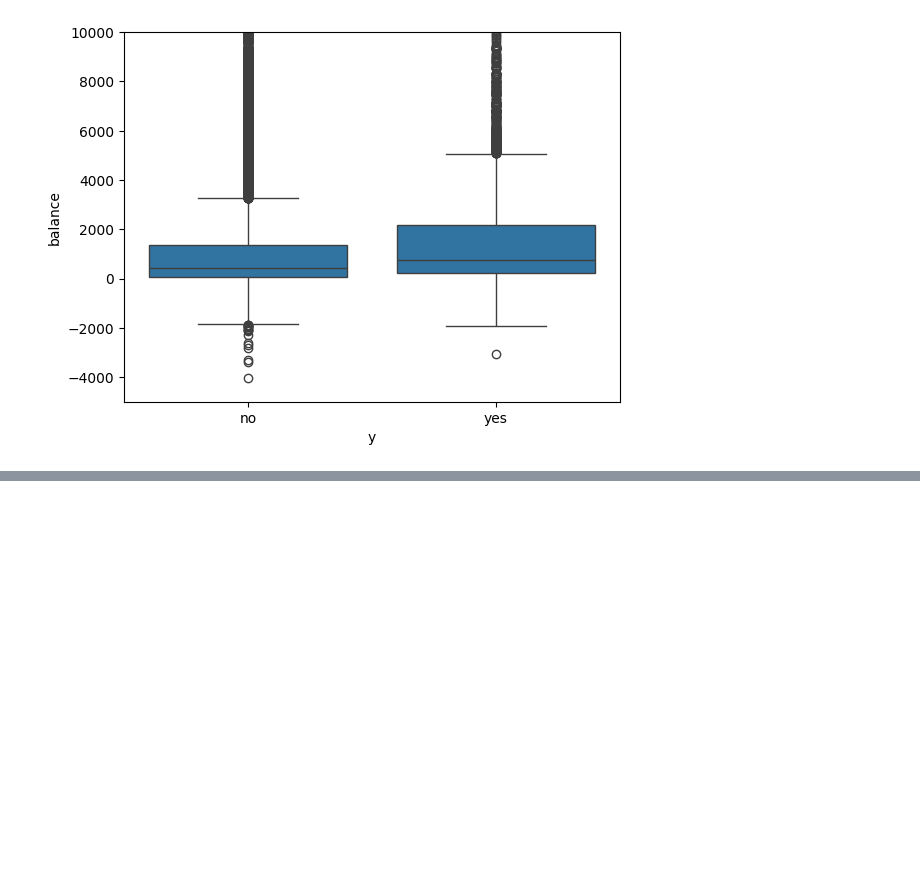
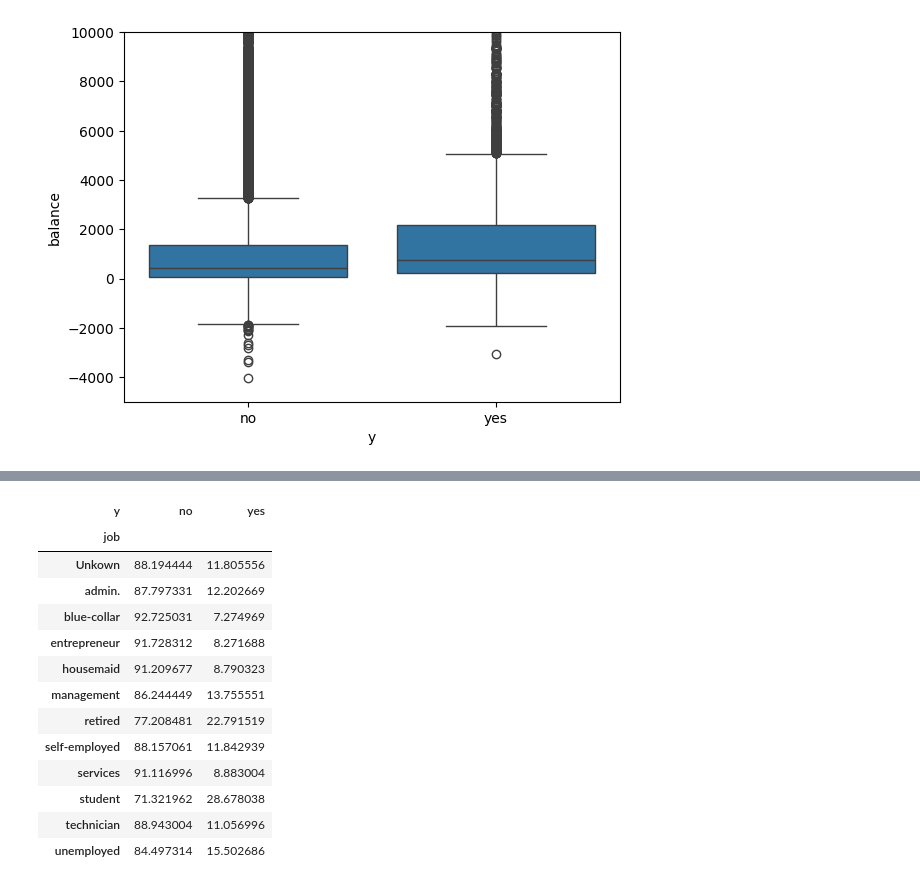
Before and after one commit to DenizBerkDemirag/bank-marketing, a Jupyter notebook: eda_analysis.ipynb, the cells around one changed output, grey strips where cells are left out. Cells and saved outputs as stored; diff of their text form; code cells hidden in the pictures; blank space fills up the shorter version.

```diff
--- a/eda_analysis.ipynb
+++ b/eda_analysis.ipynb
@@ -134,0 +146,17 @@ plt.show()
+# %%
+pd.crosstab(df['job'], df['y'],  normalize='index') * 100
+# %% [output]
+| y | no | yes |
+| job |  |  |
+| Unkown | 88.194444 | 11.805556 |
+| admin. | 87.797331 | 12.202669 |
+| blue-collar | 92.725031 | 7.274969 |
+| entrepreneur | 91.728312 | 8.271688 |
+| housemaid | 91.209677 | 8.790323 |
+| management | 86.244449 | 13.755551 |
+| retired | 77.208481 | 22.791519 |
+| self-employed | 88.157061 | 11.842939 |
+| services | 91.116996 | 8.883004 |
+| student | 71.321962 | 28.678038 |
+| technician | 88.943004 | 11.056996 |
+| unemployed | 84.497314 | 15.502686 |
```
Also changed, not shown: parts of 1 cell of this notebook.
